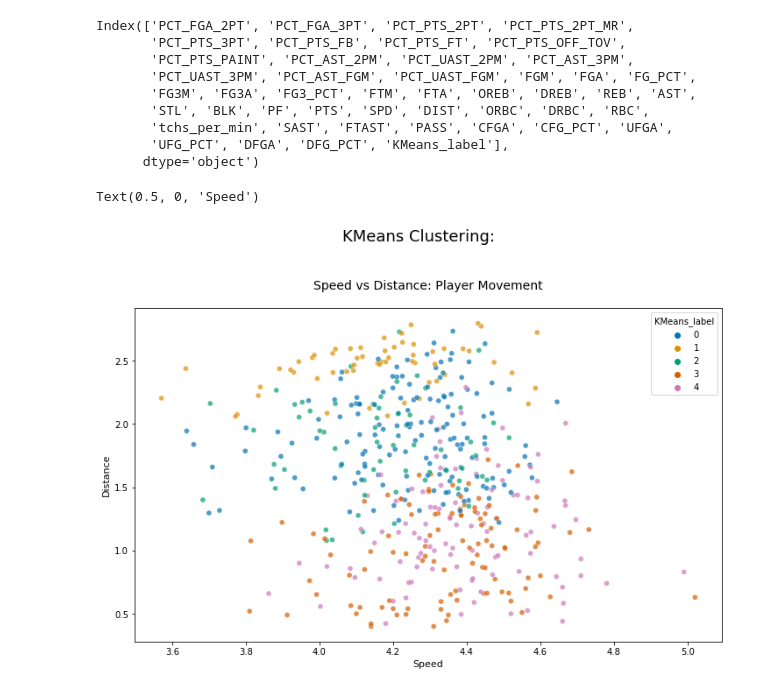
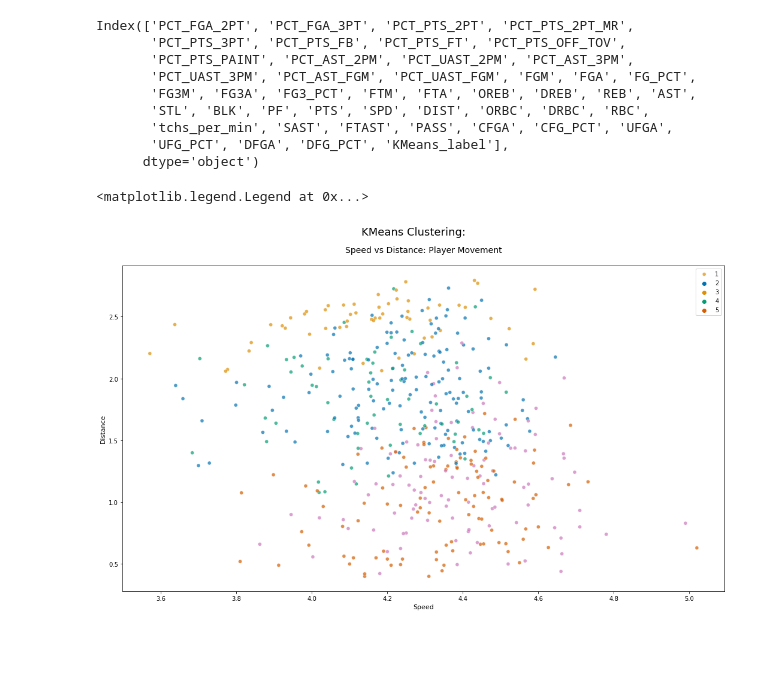
Before and after one commit to davidcholcomb/coach_ai, a Jupyter notebook: code/Untitled.ipynb, the cells around one changed output. Saved outputs shown, nothing was run; the diff lists cells and outputs as text; code cells hidden in the pictures; blank space fills up the shorter version.

```diff
--- a/code/Untitled.ipynb
+++ b/code/Untitled.ipynb
@@ -417,16 +421,17 @@ Index(['PCT_FGA_2PT', 'PCT_FGA_3PT', 'PCT_PTS_2PT', 'PCT_PTS_2PT_MR',
       dtype='object')
 # %%
 #https://stackoverflow.com/questions/1388450/giving-graphs-a-subtitle-in-matplotlib
-plt.figure(figsize=(12,7))
+plt.figure(figsize=(18,10))
 plt.title('Speed vs Distance: Player Movement\n', fontsize=14)
-plt.suptitle('KMeans Clustering:', y=1.06, fontsize=18)
+plt.suptitle('KMeans Clustering:', y=0.97, fontsize=18, ha='center')
 sns.color_palette("rocket", as_cmap=True)
 sns.scatterplot(x=X_group['SPD'], y=X_group['DIST'], hue=X_group['KMeans_label'], palette='colorblind', alpha=0.7)
 plt.ylabel('Distance', fontsize=11)
 plt.xlabel('Speed', fontsize=11)
+plt.legend([1, 2, 3, 4, 5])
 # %% [output]
-Text(0.5, 0, 'Speed')
+<matplotlib.legend.Legend at 0x...>
-[figure, old version]
+[figure, new version]
 # %%
 X_group[X_group['KMeans_label'] == 4].sample(10)
 # %% [output]
```
Also changed, not shown: parts of 9 cells of this notebook, 5 other files.
